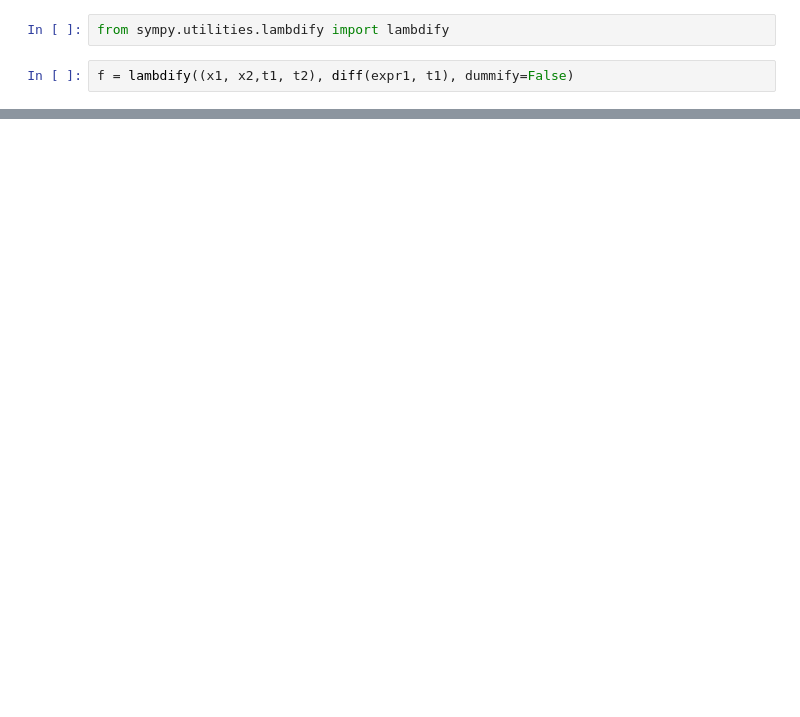
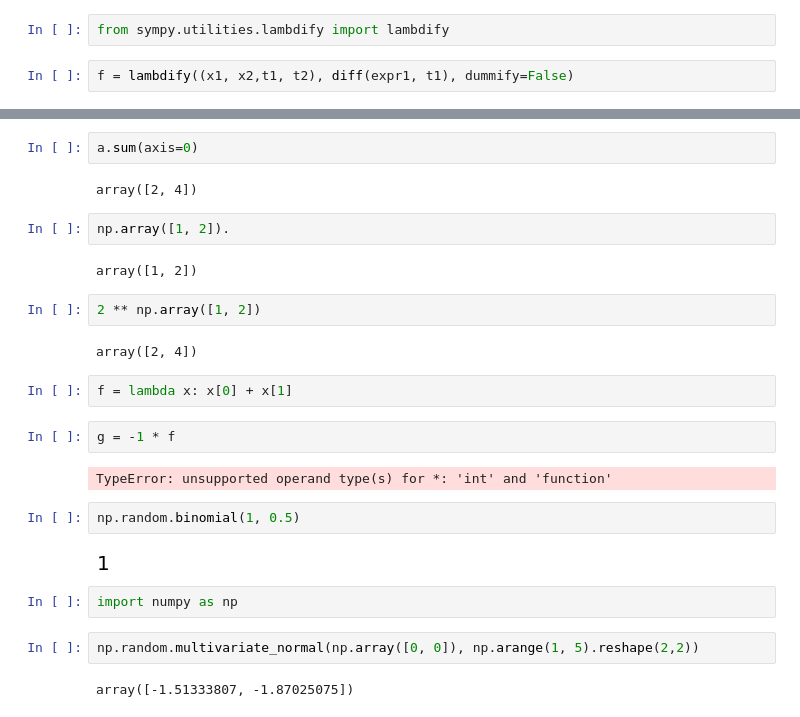
Before and after one commit to LoicEm/Online_EM_SLAM, a Jupyter notebook: Brouillon_loic.ipynb, the cells around one changed output, grey strips where cells are left out. Drawn from its saved outputs; the diff is of its cells as text; blank space fills up the shorter version.

```diff
--- a/Brouillon_loic.ipynb
+++ b/Brouillon_loic.ipynb
@@ -47,0 +147,28 @@ f = lambdify((x1, x2,t1, t2), diff(expr1, t1), dummify=False)
+# %%
+a.sum(axis=0)
+# %% [output]
+array([2, 4])
+# %%
+np.array([1, 2]).
+# %% [output]
+array([1, 2])
+# %%
+2 ** np.array([1, 2])
+# %% [output]
+array([2, 4])
+# %%
+f = lambda x: x[0] + x[1]
+# %%
+g = -1 * f
+# %% [output]
+TypeError: unsupported operand type(s) for *: 'int' and 'function'
+# %%
+np.random.binomial(1, 0.5)
+# %% [output]
+[figure, added]
+# %%
+import numpy as np
+# %%
+np.random.multivariate_normal(np.array([0, 0]), np.arange(1, 5).reshape(2,2))
+# %% [output]
+array([-1.51333807, -1.87025075])
```
Also changed, not shown: parts of 19 cells of this notebook.
